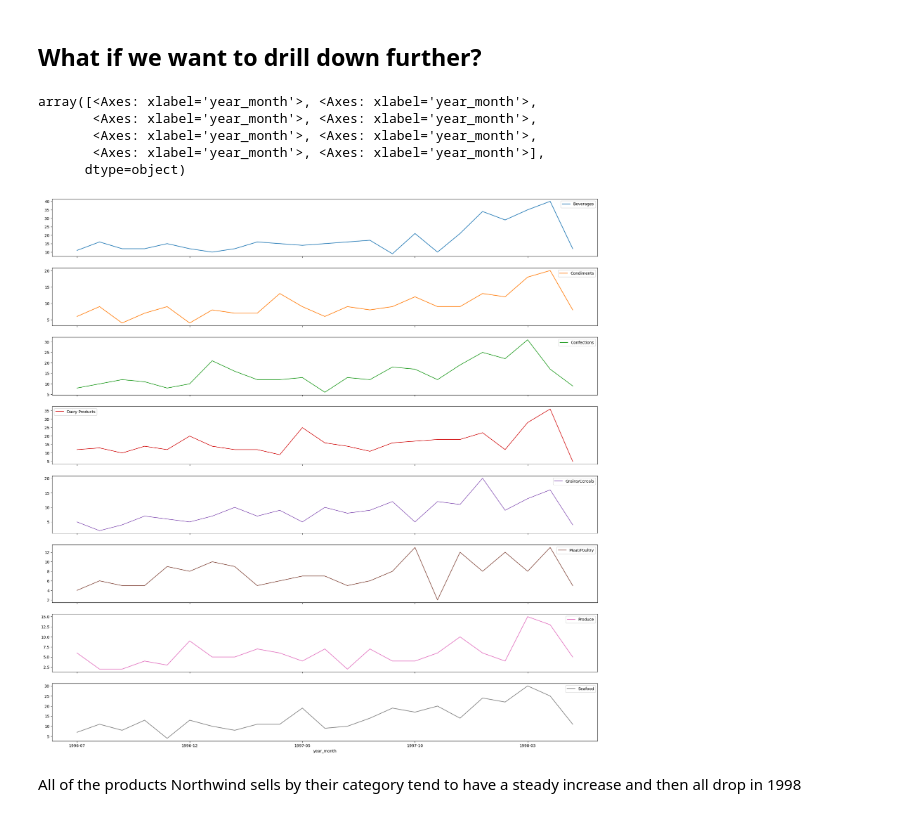
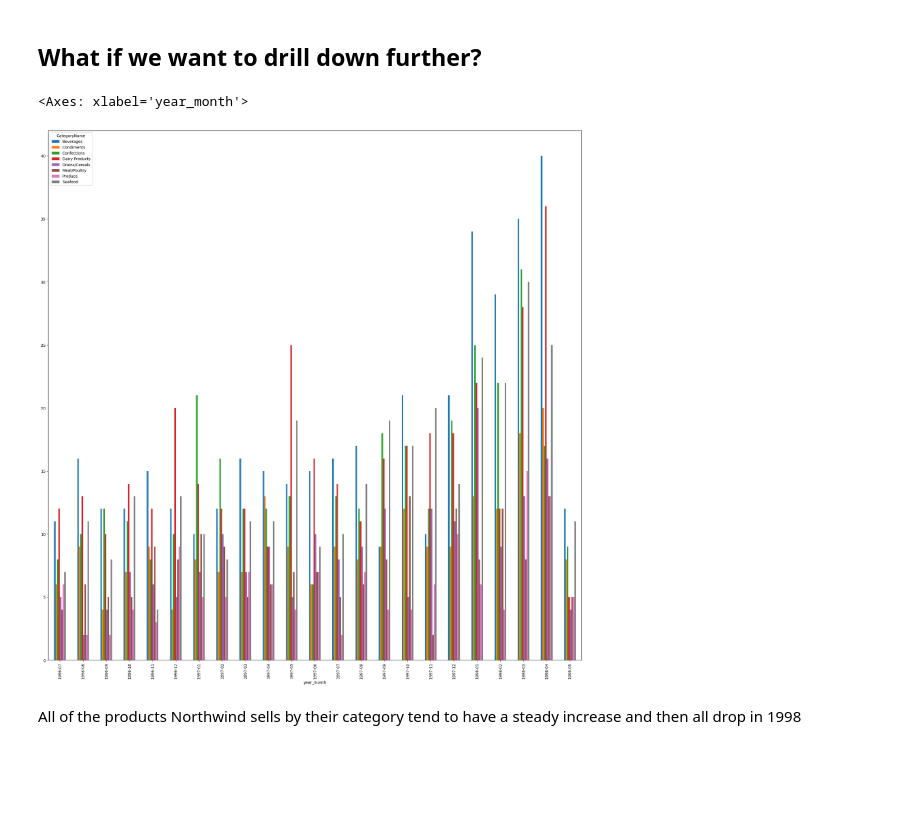
Before and after one commit to natelg1998/northwindexamples_python, a Jupyter notebook: notebooks/NorthwindAnalysis.ipynb, the cells around one changed output. Cells and saved outputs as stored; diff of their text form; code cells hidden in the pictures; blank space fills up the shorter version.

```diff
--- a/notebooks/NorthwindAnalysis.ipynb
+++ b/notebooks/NorthwindAnalysis.ipynb
@@ -221,14 +225,10 @@ products_sold_category_by_year_month = sqldf(
     """
 )
 # %%
-pd.pivot_table(products_sold_category_by_year_month, index = 'year_month', columns = 'CategoryName', values = 'num_sold').plot(legend=True, figsize=((25,25)),
-                                                                                                                   subplots = True, sharex = True)
+pd.pivot_table(products_sold_category_by_year_month, index = 'year_month', columns = 'CategoryName', values = 'num_sold').plot(kind = 'bar',legend=True, figsize=((25,25)),
+                                                                                                                    sharex = True)
 # %% [output]
-array([<Axes: xlabel='year_month'>, <Axes: xlabel='year_month'>,
-       <Axes: xlabel='year_month'>, <Axes: xlabel='year_month'>,
-       <Axes: xlabel='year_month'>, <Axes: xlabel='year_month'>,
-       <Axes: xlabel='year_month'>, <Axes: xlabel='year_month'>],
-      dtype=object)
+<Axes: xlabel='year_month'>
-[figure, old version]
+[figure, new version]
 # %% [markdown]
 All of the products Northwind sells by their category tend to have a steady increase and then all drop in 1998
```
Also changed, not shown: parts of 14 cells of this notebook.
